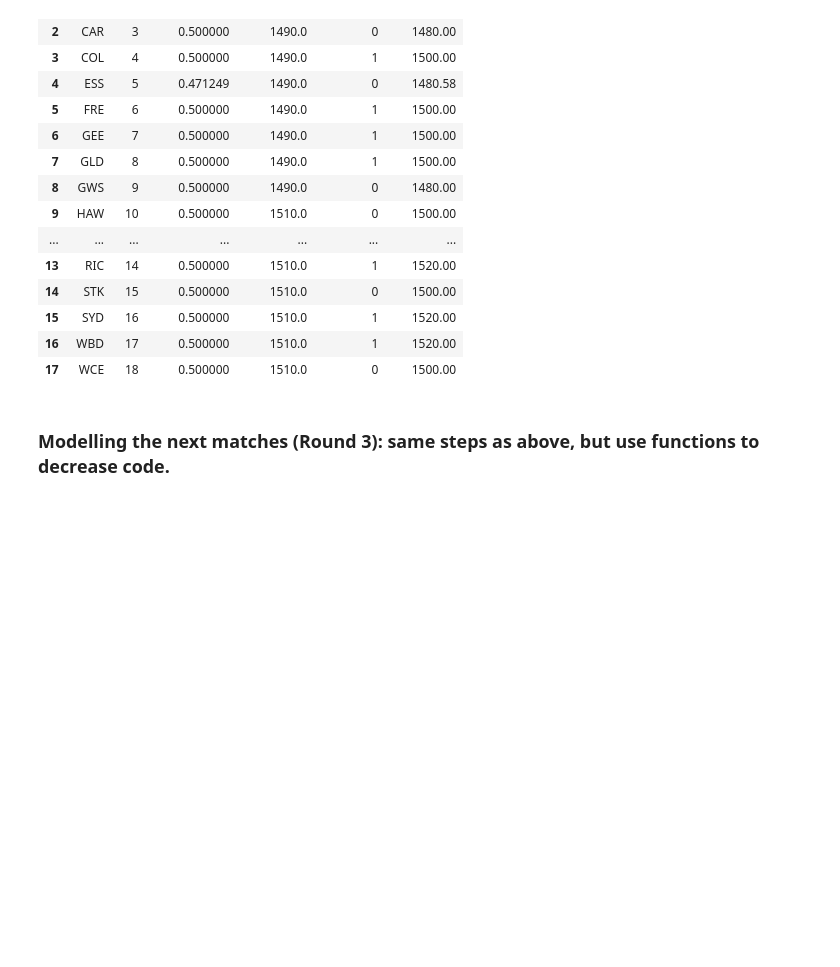
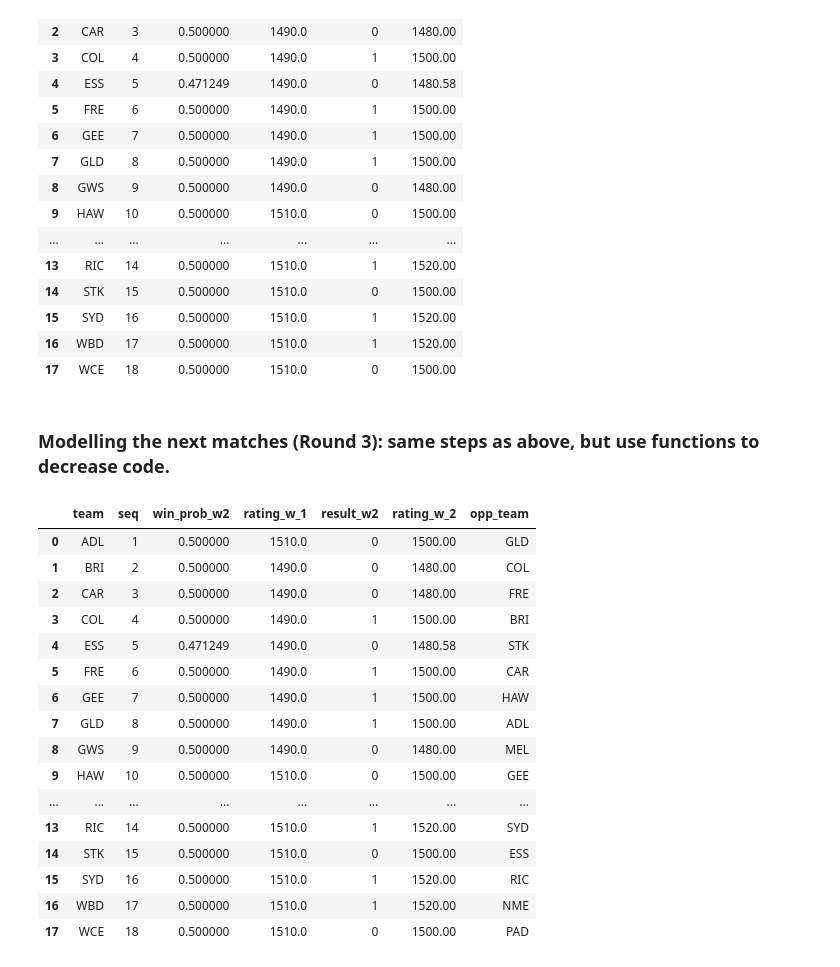
Before and after one commit to stevegabriel1/afl_elo_ratings, a Jupyter notebook: basic_version.ipynb, the cells around one changed output. Cells and saved outputs as stored; diff of their text form; code cells hidden in the pictures; blank space fills up the shorter version.

```diff
--- a/basic_version.ipynb
+++ b/basic_version.ipynb
@@ -327,3 +327,26 @@ rframe_2
 | 17 | WCE | 18 | 0.500000 | 1510.0 | 0 | 1500.00 |
 # %% [markdown]
 ### **Modelling the next matches (Round 3): same steps as above, but use functions to decrease code.**
+# %%
+contests_w3 = rframe_2
+# Create opposition team rating column for R3:
+contests_w3['opp_team'] = ['GLD','COL','FRE','BRI','STK','CAR','HAW','ADL','MEL','GEE','GWS','WBD','WCE','SYD','ESS','RIC','NME','PAD']
+contests_w3
+# %% [output]
+|  | team | seq | win_prob_w2 | rating_w_1 | result_w2 | rating_w_2 | opp_team |
+| 0 | ADL | 1 | 0.500000 | 1510.0 | 0 | 1500.00 | GLD |
+| 1 | BRI | 2 | 0.500000 | 1490.0 | 0 | 1480.00 | COL |
+| 2 | CAR | 3 | 0.500000 | 1490.0 | 0 | 1480.00 | FRE |
+| 3 | COL | 4 | 0.500000 | 1490.0 | 1 | 1500.00 | BRI |
+| 4 | ESS | 5 | 0.471249 | 1490.0 | 0 | 1480.58 | STK |
+| 5 | FRE | 6 | 0.500000 | 1490.0 | 1 | 1500.00 | CAR |
+| 6 | GEE | 7 | 0.500000 | 1490.0 | 1 | 1500.00 | HAW |
+| 7 | GLD | 8 | 0.500000 | 1490.0 | 1 | 1500.00 | ADL |
+| 8 | GWS | 9 | 0.500000 | 1490.0 | 0 | 1480.00 | MEL |
+| 9 | HAW | 10 | 0.500000 | 1510.0 | 0 | 1500.00 | GEE |
+| ... | ... | ... | ... | ... | ... | ... | ... |
+| 13 | RIC | 14 | 0.500000 | 1510.0 | 1 | 1520.00 | SYD |
+| 14 | STK | 15 | 0.500000 | 1510.0 | 0 | 1500.00 | ESS |
+| 15 | SYD | 16 | 0.500000 | 1510.0 | 1 | 1520.00 | RIC |
+| 16 | WBD | 17 | 0.500000 | 1510.0 | 1 | 1520.00 | NME |
+| 17 | WCE | 18 | 0.500000 | 1510.0 | 0 | 1500.00 | PAD |
```
Also changed, not shown: parts of 7 cells of this notebook.
